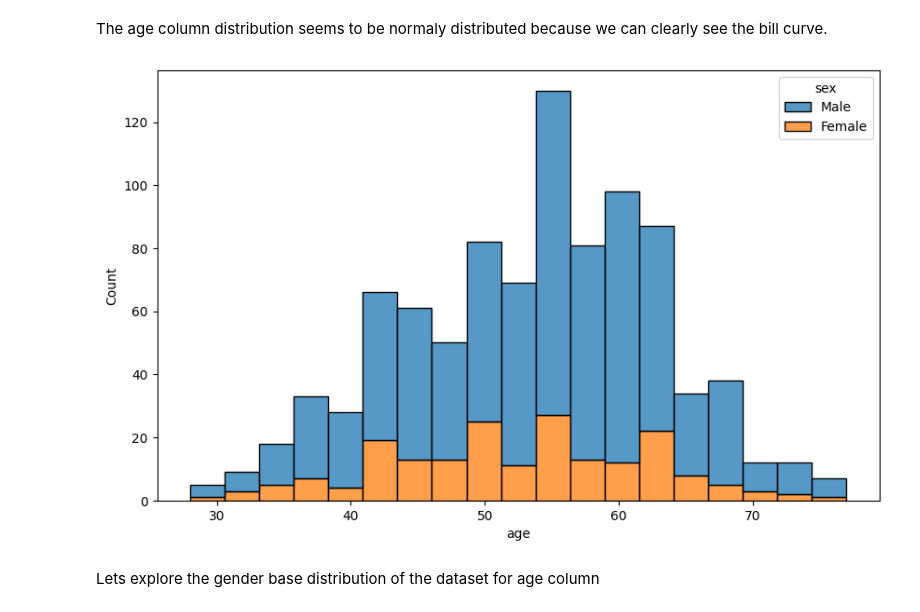
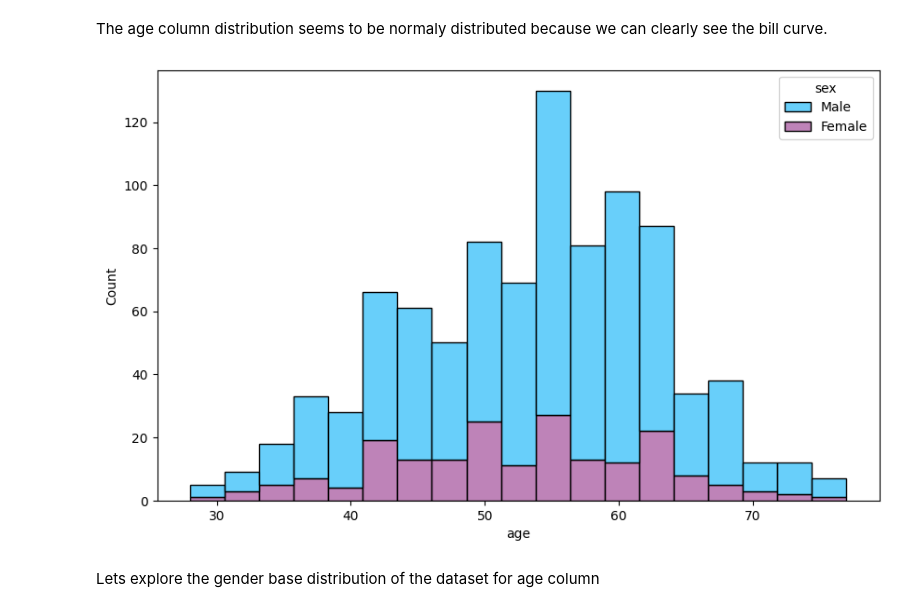
Before and after one commit to mattiaise/scientific-visualization, a Jupyter notebook: tiaHeart.ipynb, the cells around one changed output. Saved outputs shown, nothing was run; the diff lists cells and outputs as text; code cells hidden in the pictures.

```diff
--- a/tiaHeart.ipynb
+++ b/tiaHeart.ipynb
@@ -24,10 +24,12 @@ plt.show()
 # %% [markdown]
 The age column distribution seems to be normaly distributed because we can clearly see the bill curve.
 # %%
-sns.histplot(data=df, x='age', hue='sex', multiple='stack')
+t_cls = ['#35C0F9', '#A95AA1']
+
+sns.histplot(data=df, x='age', hue='sex', multiple='stack', palette=t_cls)
 plt.show()
 # %% [output]
-[figure, old version]
+[figure, new version]
 # %% [markdown]
 Lets explore the gender base distribution of the dataset for age column
 # %%
```
Also changed, not shown: parts of 10 cells of this notebook.
